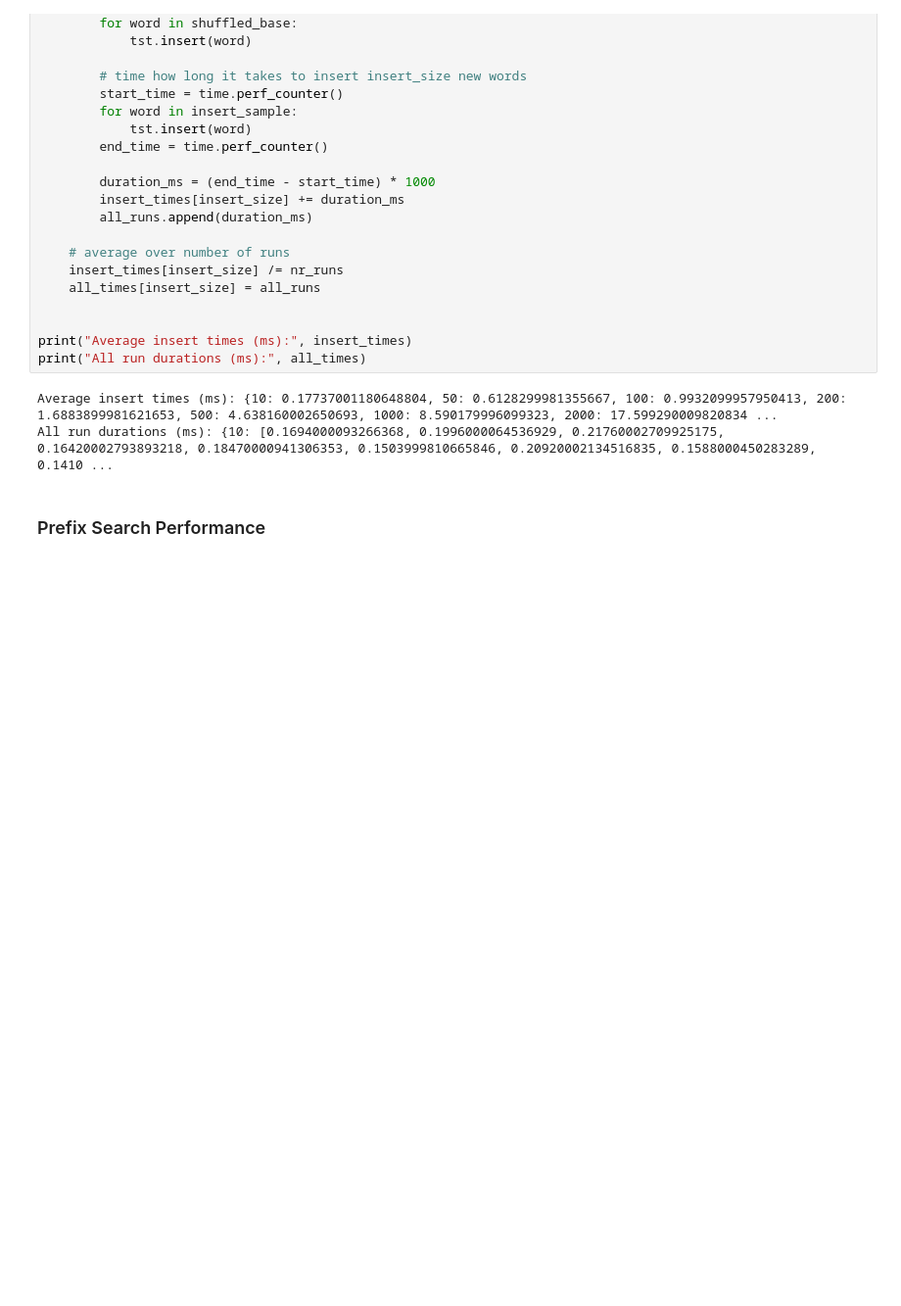
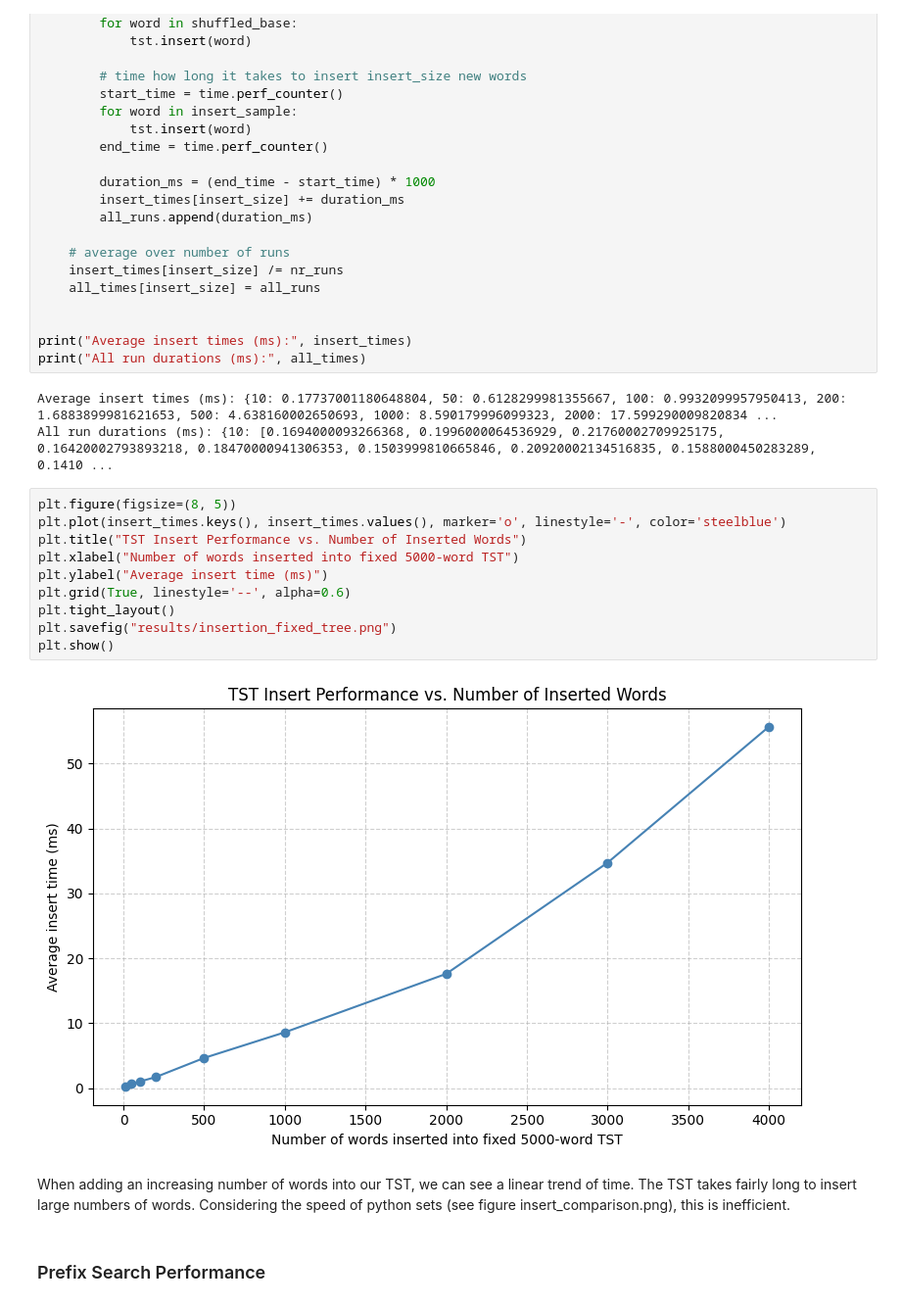
Before and after one commit to ermiatha/project_concepts_data_science, a Jupyter notebook: demonstration_tst.ipynb, the cells around one changed output. Shown at 98% size. Saved outputs shown, nothing was run; the diff lists cells and outputs as text; blank space fills up the shorter version.

Commit message:
rrestore changes lost in hasty commit - add interpretations of TST performance

```diff
--- a/demonstration_tst.ipynb
+++ b/demonstration_tst.ipynb
@@ -195,6 +195,20 @@ print("All run durations (ms):", all_times)
 # %% [output]
 Average insert times (ms): {10: 0.17737001180648804, 50: 0.6128299981355667, 100: 0.9932099957950413, 200: 1.6883899981621653, 500: 4.638160002650693, 1000: 8.590179996099323, 2000: 17.599290009820834 ...
 All run durations (ms): {10: [0.1694000093266368, 0.1996000064536929, 0.21760002709925175, 0.16420002793893218, 0.18470000941306353, 0.1503999810665846, 0.20920002134516835, 0.1588000450283289, 0.1410 ...
+# %%
+plt.figure(figsize=(8, 5))
+plt.plot(insert_times.keys(), insert_times.values(), marker='o', linestyle='-', color='steelblue')
+plt.title("TST Insert Performance vs. Number of Inserted Words")
+plt.xlabel("Number of words inserted into fixed 5000-word TST")
+plt.ylabel("Average insert time (ms)")
+plt.grid(True, linestyle='--', alpha=0.6)
+plt.tight_layout()
+plt.savefig("results/insertion_fixed_tree.png")
+plt.show()
+# %% [output]
+[figure, added]
+# %% [markdown]
+When adding an increasing number of words into our TST, we can see a linear trend of time. The TST takes fairly long to insert large numbers of words. Considering the speed of python sets (see figure insert_comparison.png), this is inefficient.
 # %% [markdown]
 ### Prefix Search Performance
 # %% [markdown]
```
Also changed, not shown: parts of 2 cells of this notebook, 1 other file.
